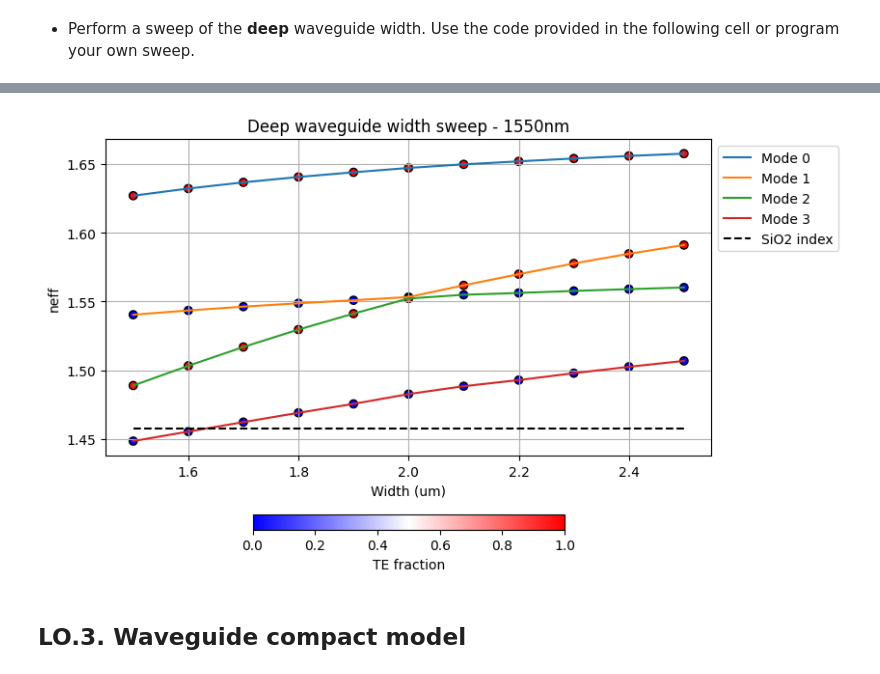
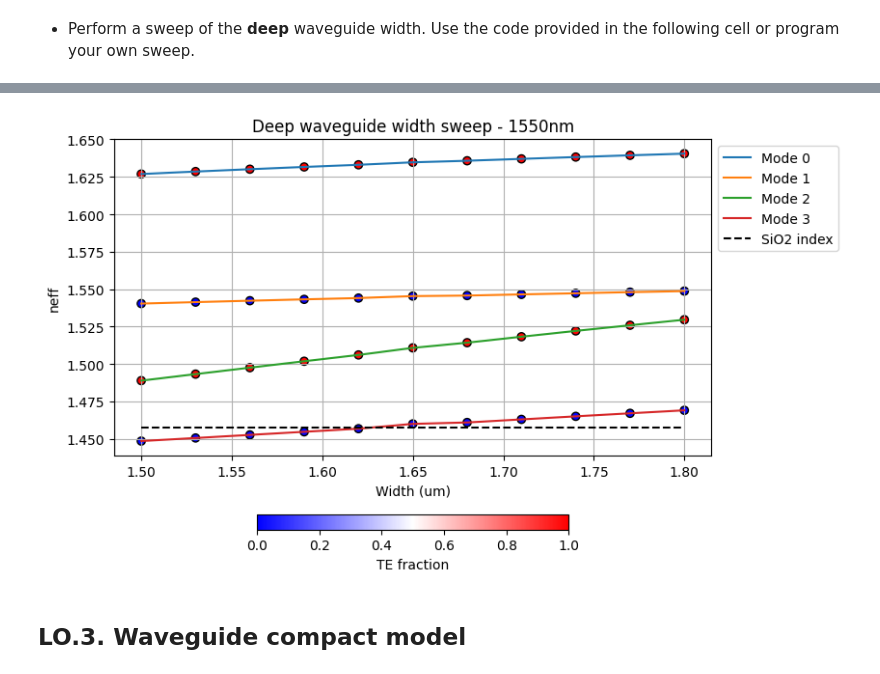
Before and after one commit to DavidGarcia1209/pic-upv-lab1, a Jupyter notebook: WAVEGUIDES_Student.ipynb, the cells around one changed output, grey strips where cells are left out. Cells and saved outputs as stored; diff of their text form; code cells hidden in the pictures.

```diff
--- a/WAVEGUIDES_Student.ipynb
+++ b/WAVEGUIDES_Student.ipynb
@@ -177,7 +177,7 @@ deep_waveguide = gt.modes.Waveguide(
     grid_resolution=20,
 )
 
-w = np.linspace(1.5, 2.5, 11) # Student code here
+w = np.linspace(1.5, 1.8, 11) # Student code here
 
 sweep_neff = gt.modes.sweep_n_eff(deep_waveguide,
                              core_width=w)
@@ -224,4 +224,4 @@ plt.colorbar(orientation='horizontal',fraction=0.04).set_label("TE fraction")
-[figure, old version]
+[figure, new version]
 # %% [markdown]
 ## LO.3. Waveguide compact model
 # %% [markdown]
```
Also changed, not shown: parts of 9 cells of this notebook, 2 other files.
